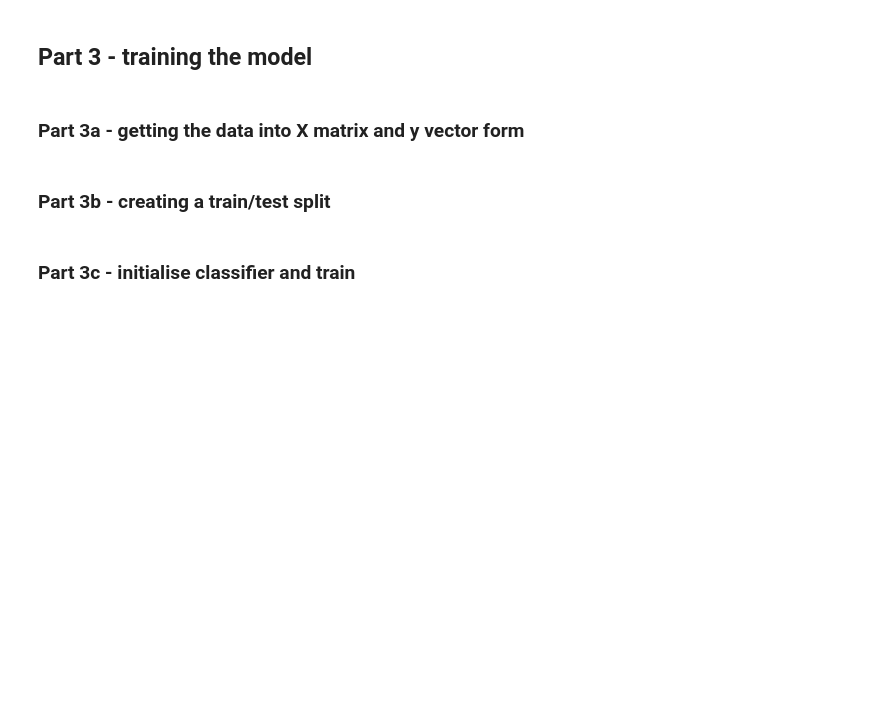
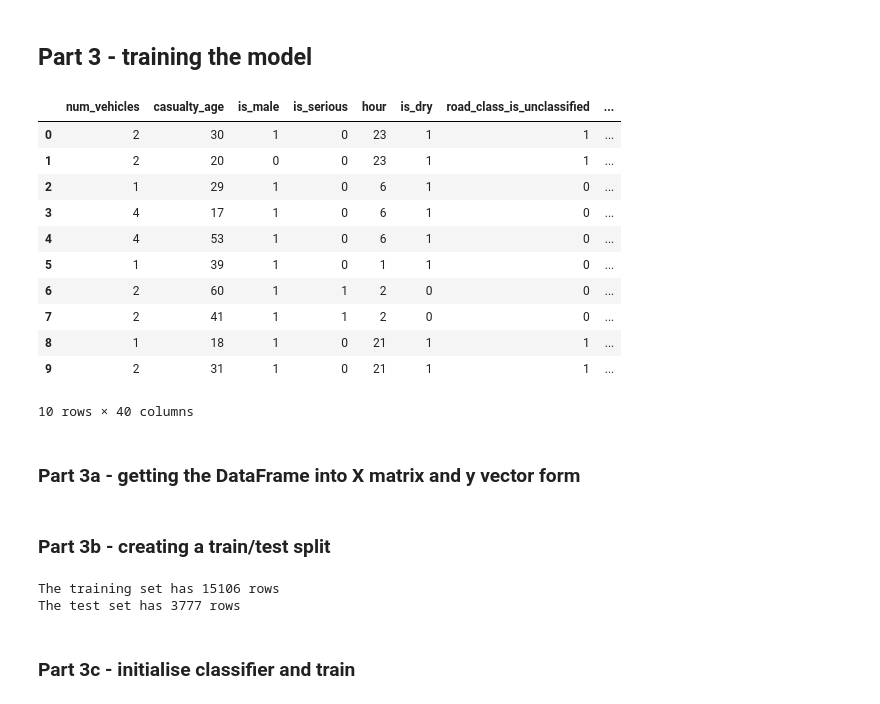
Before and after one commit to INRIX-rebecca-davey/python-ml-workshop, a Jupyter notebook: code/Parts 3,4,5 - model development.ipynb, the cells around one changed output. Drawn from its saved outputs; the diff is of its cells as text; code cells hidden in the pictures; blank space fills up the shorter version.

Commit message:
update part3

```diff
--- a/code/Parts 3,4,5 - model development.ipynb
+++ b/code/Parts 3,4,5 - model development.ipynb
@@ -21,6 +10,21 @@ import lime # for visualizing tree model predictions
 # %%
 # loading in the data from part 2 - ready to work with
 df = pd.read_csv("../data/ready.csv")
+# %%
+df.head(10)
+# %% [output]
+|  | num_vehicles | casualty_age | is_male | is_serious | hour | is_dry | road_class_is_unclassified | ... |
+| 0 | 2 | 30 | 1 | 0 | 23 | 1 | 1 | ... |
+| 1 | 2 | 20 | 0 | 0 | 23 | 1 | 1 | ... |
+| 2 | 1 | 29 | 1 | 0 | 6 | 1 | 0 | ... |
+| 3 | 4 | 17 | 1 | 0 | 6 | 1 | 0 | ... |
+| 4 | 4 | 53 | 1 | 0 | 6 | 1 | 0 | ... |
+| 5 | 1 | 39 | 1 | 0 | 1 | 1 | 0 | ... |
+| 6 | 2 | 60 | 1 | 1 | 2 | 0 | 0 | ... |
+| 7 | 2 | 41 | 1 | 1 | 2 | 0 | 0 | ... |
+| 8 | 1 | 18 | 1 | 0 | 21 | 1 | 1 | ... |
+| 9 | 2 | 31 | 1 | 0 | 21 | 1 | 1 | ... |
+10 rows × 40 columns
 # %% [markdown]
-### Part 3a - getting the data into X matrix and y vector form
+### Part 3a - getting the DataFrame into X matrix and y vector form
 # %%
@@ -42,2 +44,14 @@ X_train, X_test, y_train, y_test = train_test_split(X, y, test_size=0.3)
+# %%
+# we want to separate this data into a bulk for training and a 'hold-out' set for testing
+
+X_train, X_test, y_train, y_test = train_test_split(X, y, test_size=0.2)
+
+print("The training set has {} rows".format(len(X_train)))
+print("The test set has {} rows".format(len(X_test)))
+
+# hint: http://scikit-learn.org/stable/modules/generated/sklearn.model_selection.train_test_split.html
+# %% [output]
+The training set has 15106 rows
+The test set has 3777 rows
 # %% [markdown]
 ### Part 3c - initialise classifier and train
```
Also changed, not shown: parts of 19 cells of this notebook.
